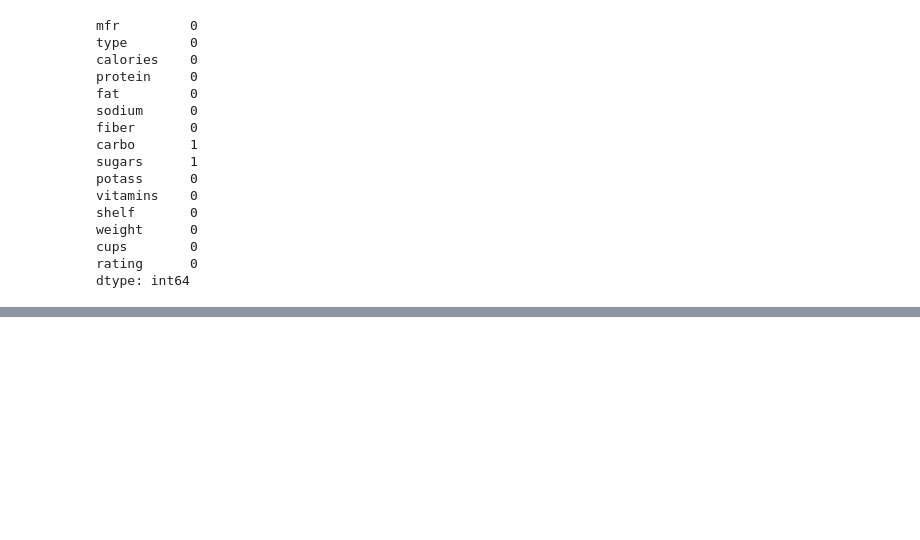
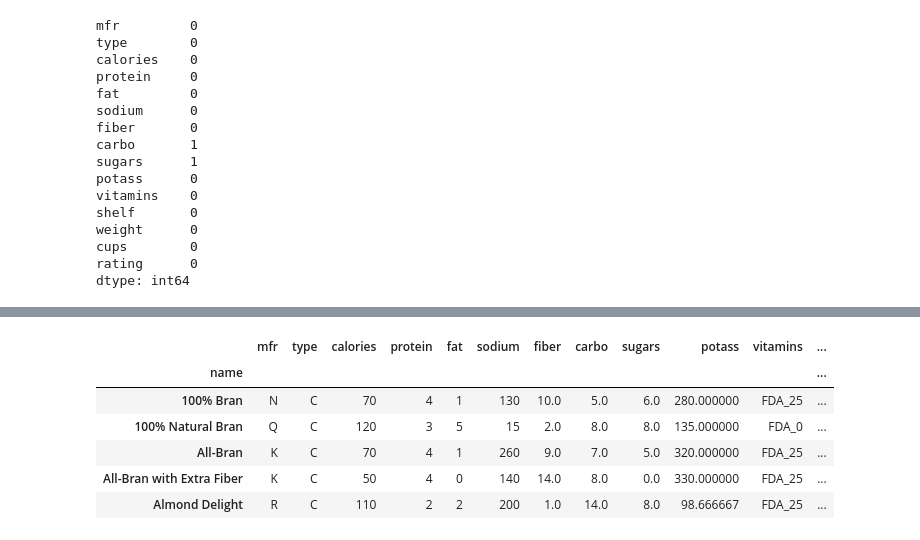
Before and after one commit to RfqiAlan/Hands-On-MachineLearning, a Jupyter notebook: Course 1/part1.ipynb, the cells around one changed output, grey strips where cells are left out. Cells and saved outputs as stored; diff of their text form; code cells hidden in the pictures; blank space fills up the shorter version.

```diff
--- a/Course 1/part1.ipynb
+++ b/Course 1/part1.ipynb
@@ -293,0 +336,14 @@ dtype: int64
+# %%
+def convert(x):
+    return x * 1000
+# %%
+df['fat_mg'] = df['fat'].apply(convert)
+df.head()
+# %% [output]
+|  | mfr | type | calories | protein | fat | sodium | fiber | carbo | sugars | potass | vitamins | ... |
+| name |  |  |  |  |  |  |  |  |  |  |  | ... |
+| 100% Bran | N | C | 70 | 4 | 1 | 130 | 10.0 | 5.0 | 6.0 | 280.000000 | FDA_25 | ... |
+| 100% Natural Bran | Q | C | 120 | 3 | 5 | 15 | 2.0 | 8.0 | 8.0 | 135.000000 | FDA_0 | ... |
+| All-Bran | K | C | 70 | 4 | 1 | 260 | 9.0 | 7.0 | 5.0 | 320.000000 | FDA_25 | ... |
+| All-Bran with Extra Fiber | K | C | 50 | 4 | 0 | 140 | 14.0 | 8.0 | 0.0 | 330.000000 | FDA_25 | ... |
+| Almond Delight | R | C | 110 | 2 | 2 | 200 | 1.0 | 14.0 | 8.0 | 98.666667 | FDA_25 | ... |
```
Also changed, not shown: parts of 6 cells of this notebook.
